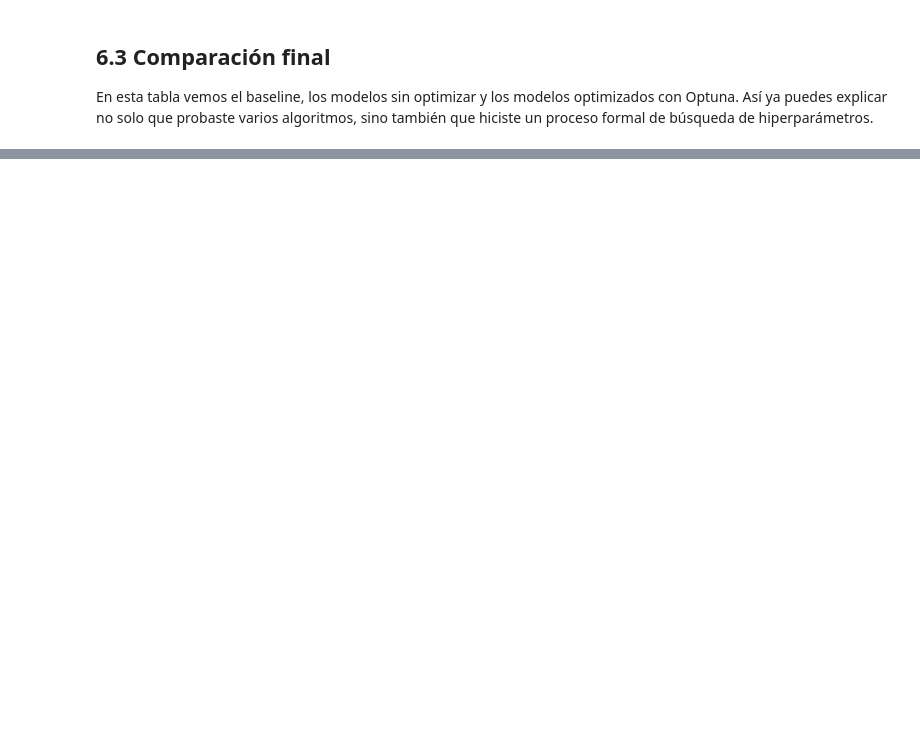
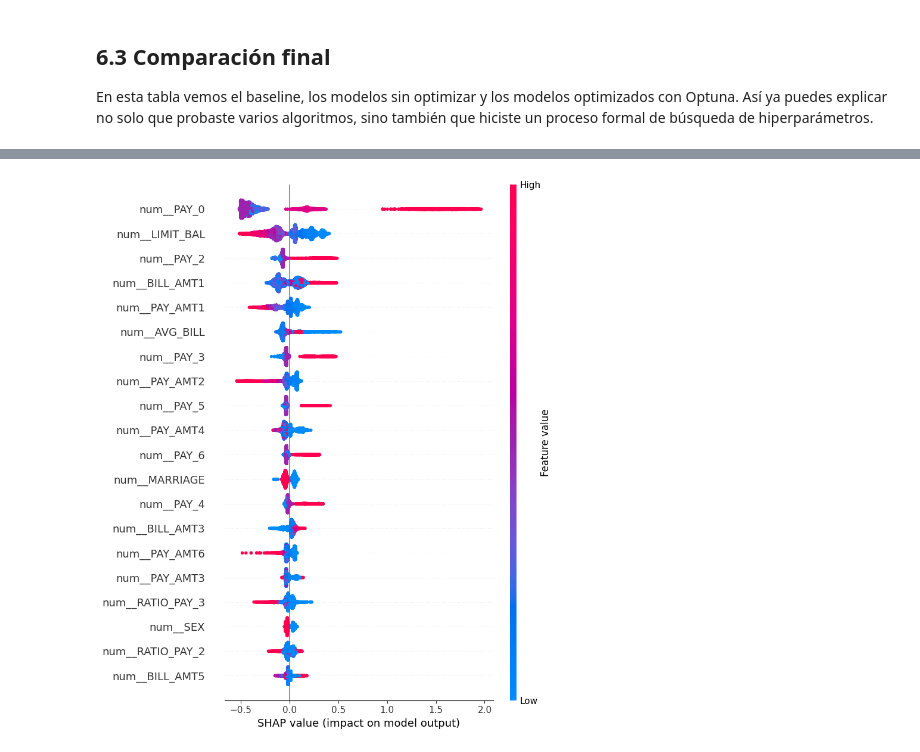
Before and after one commit to macanoso/intro-ciencia-datos-udm, a Jupyter notebook: notebooks/10-modelling/3rd_model_extended.ipynb, the cells around one changed output, grey strips where cells are left out. Saved outputs shown, nothing was run; the diff lists cells and outputs as text; code cells hidden in the pictures; blank space fills up the shorter version.

```diff
--- a/notebooks/10-modelling/3rd_model_extended.ipynb
+++ b/notebooks/10-modelling/3rd_model_extended.ipynb
@@ -1270,0 +1401,33 @@ Una forma simple de contarlo sería:
+# %%
+import shap
+
+# Transform data using the fitted preprocessor
+X_train_transformed = xgb_best_model.named_steps["prep"].transform(X_train)
+X_test_transformed = xgb_best_model.named_steps["prep"].transform(X_test)
+
+# Get transformed feature names
+feature_names = xgb_best_model.named_steps["prep"].get_feature_names_out()
+
+# Convert to dense if needed
+if hasattr(X_train_transformed, "toarray"):
+    X_train_transformed_dense = X_train_transformed.toarray()
+else:
+    X_train_transformed_dense = X_train_transformed
+
+if hasattr(X_test_transformed, "toarray"):
+    X_test_transformed_dense = X_test_transformed.toarray()
+else:
+    X_test_transformed_dense = X_test_transformed
+
+# Extract fitted XGBoost model
+xgb_clf = xgb_best_model.named_steps["clf"]
+
+# Build SHAP explainer for tree-based model
+explainer = shap.TreeExplainer(xgb_clf)
+
+# Compute SHAP values
+shap_values = explainer.shap_values(X_test_transformed_dense)
+# %%
+shap.summary_plot(shap_values, X_test_transformed_dense, feature_names=feature_names)
+# %% [output]
+[figure, added]
```
Also changed, not shown: parts of 22 cells of this notebook, 3 other files.
